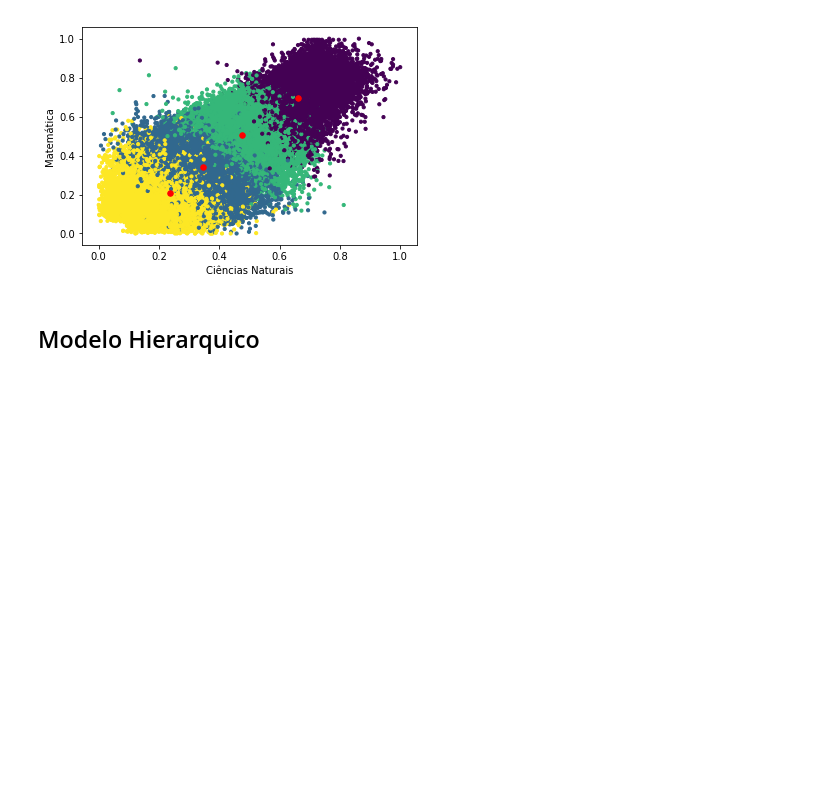
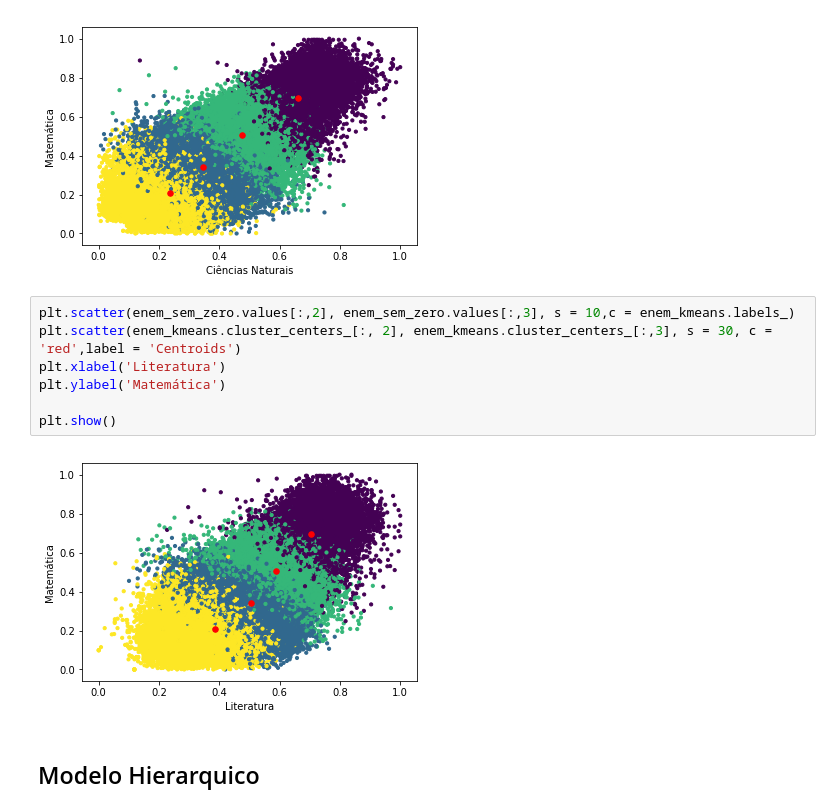
Before and after one commit to marcosmuto/FIAP_MODELOS_IA, a Jupyter notebook: ModelosIA-Trab-NaoSuperv.ipynb, the cells around one changed output. Cells and saved outputs as stored; diff of their text form; blank space fills up the shorter version.

```diff
--- a/ModelosIA-Trab-NaoSuperv.ipynb
+++ b/ModelosIA-Trab-NaoSuperv.ipynb
@@ -248,6 +248,15 @@ plt.ylabel('Matemática')
 plt.show()
 # %% [output]
 [figure]
+# %%
+plt.scatter(enem_sem_zero.values[:,2], enem_sem_zero.values[:,3], s = 10,c = enem_kmeans.labels_)
+plt.scatter(enem_kmeans.cluster_centers_[:, 2], enem_kmeans.cluster_centers_[:,3], s = 30, c = 'red',label = 'Centroids')
+plt.xlabel('Literatura')
+plt.ylabel('Matemática')
+
+plt.show()
+# %% [output]
+[figure, added]
 # %% [markdown]
 ## Modelo Hierarquico
 # %%
```
Also changed, not shown: parts of 3 cells of this notebook.
